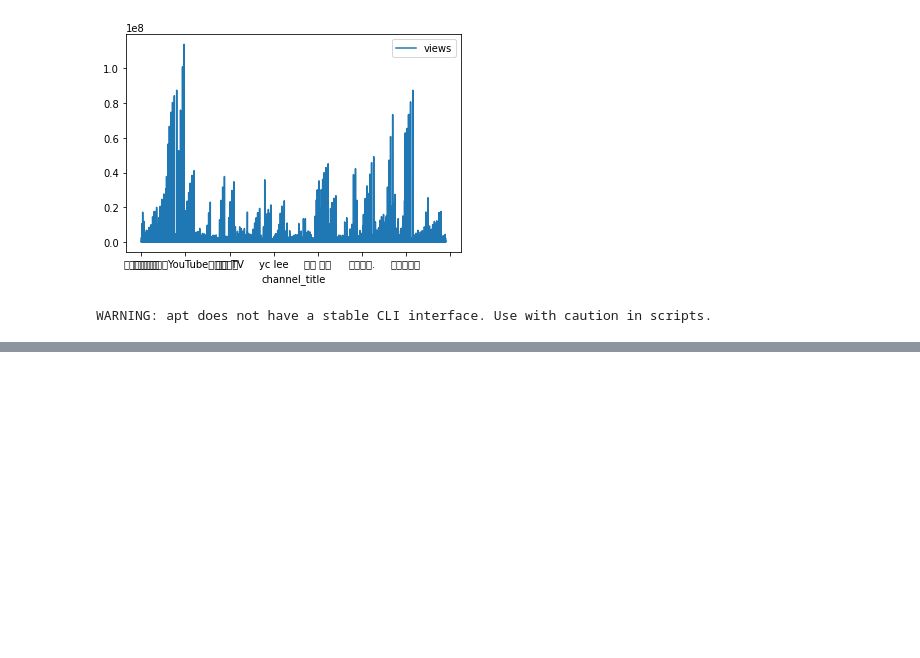
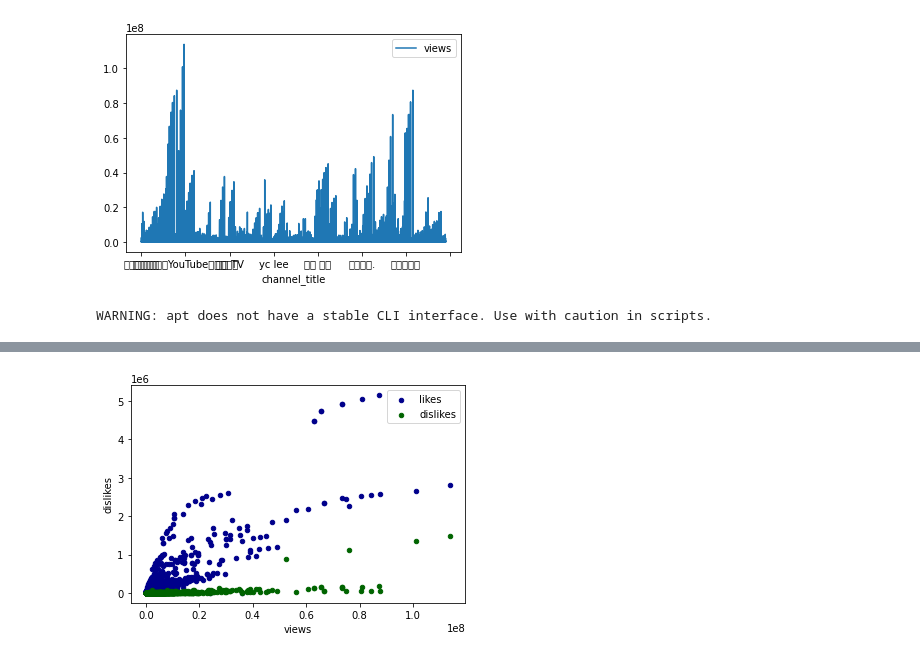
Before and after one commit to bldev2473/KaggleWithColab, a Jupyter notebook: TrendingYouTubeVideoStatistics.ipynb, the cells around one changed output, grey strips where cells are left out. Drawn from its saved outputs; the diff is of its cells as text; code cells hidden in the pictures; blank space fills up the shorter version.

```diff
--- a/TrendingYouTubeVideoStatistics.ipynb
+++ b/TrendingYouTubeVideoStatistics.ipynb
@@ -221,0 +223,5 @@ df.plot.scatter(x='comment_count', y='dislikes', color='DarkGreen', label='disli
+# %%
+ax = df.plot.scatter(x='views', y='likes', color='DarkBlue', label='likes');
+df.plot.scatter(x='views', y='dislikes', color='DarkGreen', label='dislikes', ax=ax);
+# %% [output]
+[figure, added]
```
Also changed, not shown: parts of 11 cells of this notebook.
